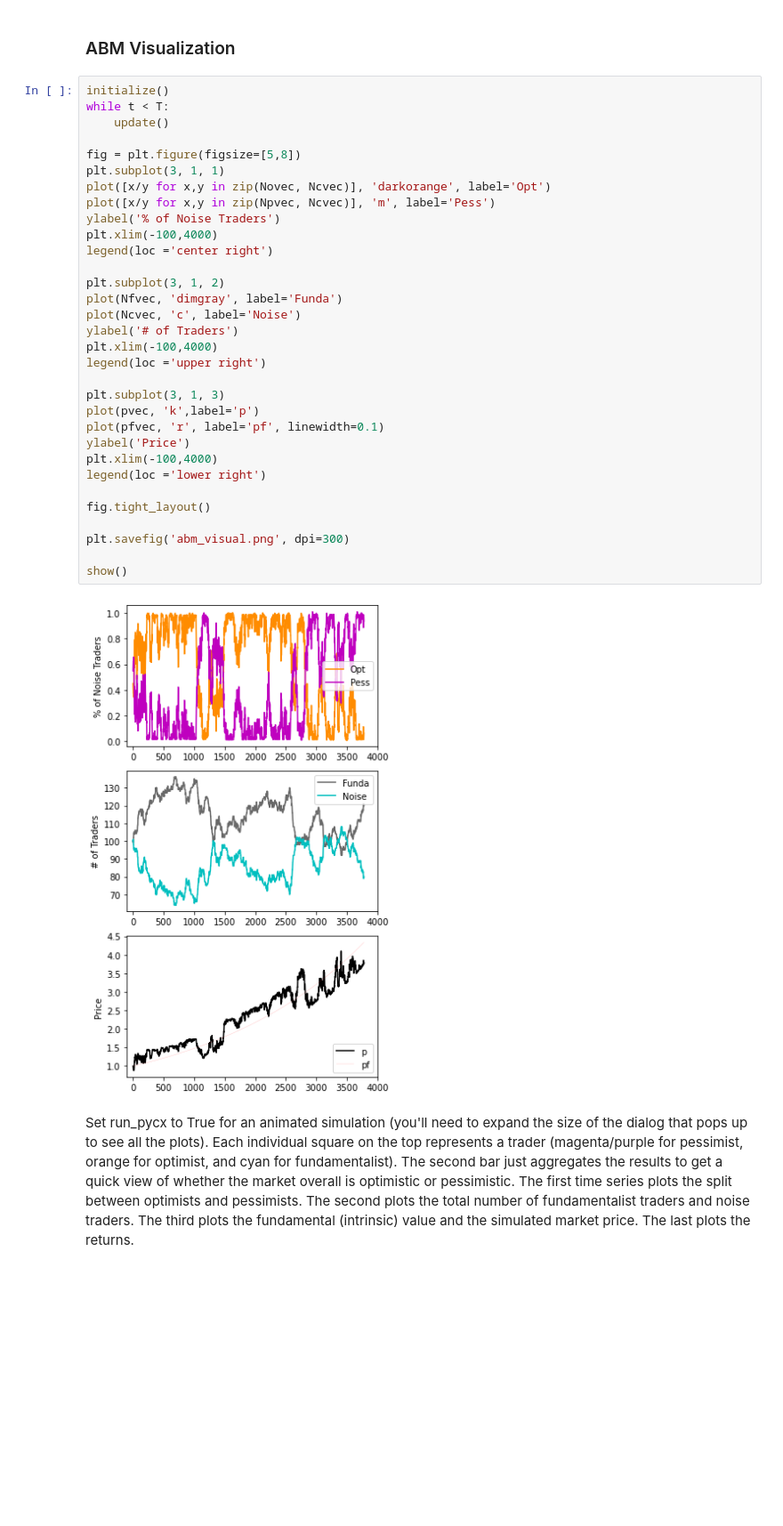
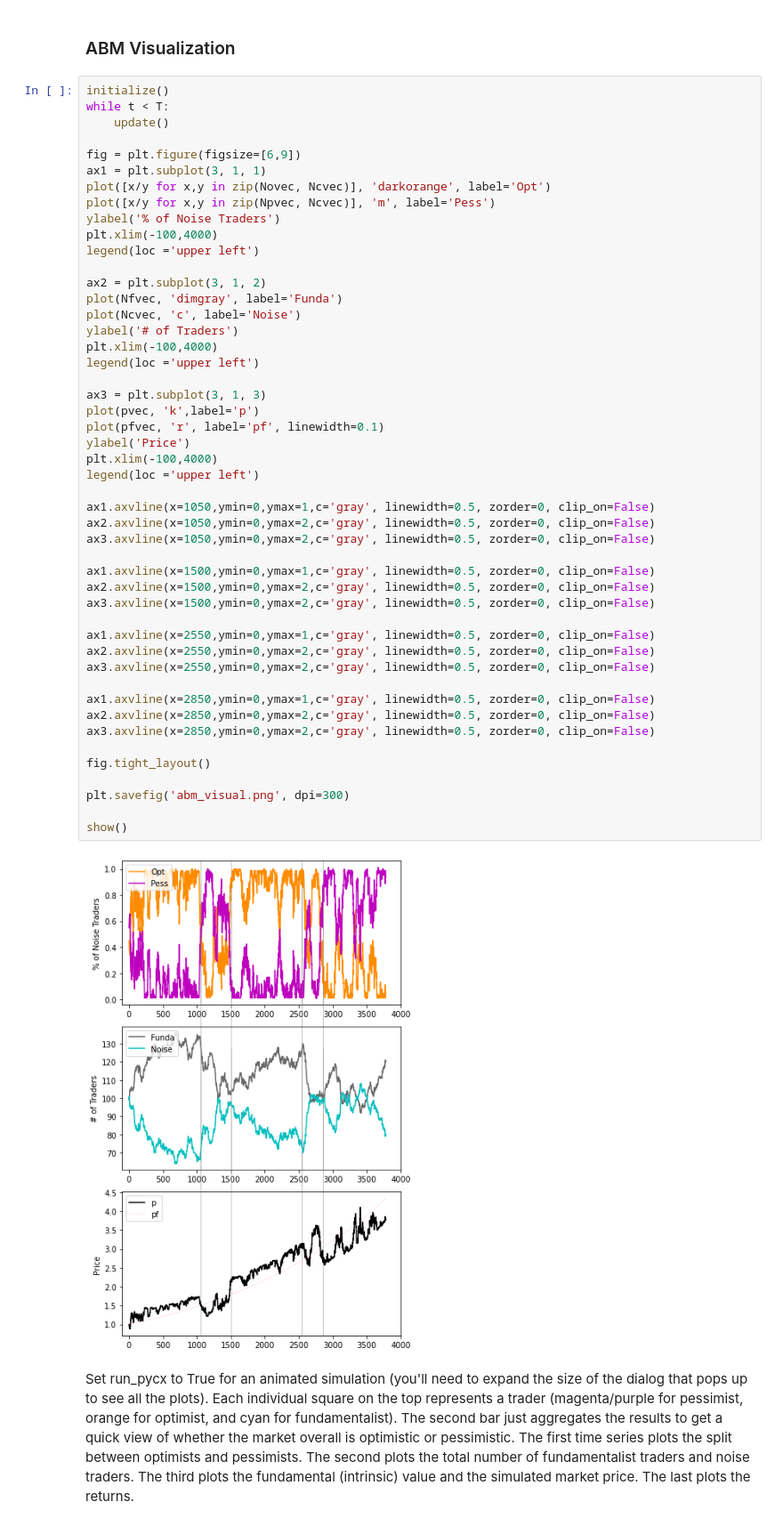
Before and after one commit to ssie-projects/ssie523-abm-markets, a Jupyter notebook: research/MarketABM.ipynb, the cells around one changed output. Shown at 89% size. Saved outputs shown, nothing was run; the diff lists cells and outputs as text; blank space fills up the shorter version.

Commit message:
Minor change to ABM plot

```diff
--- a/research/MarketABM.ipynb
+++ b/research/MarketABM.ipynb
@@ -630,37 +630,53 @@ plt.show()
 # %%
 initialize()
 while t < T:
     update()
 
-fig = plt.figure(figsize=[5,8])
-plt.subplot(3, 1, 1)
+fig = plt.figure(figsize=[6,9])
+ax1 = plt.subplot(3, 1, 1)
 plot([x/y for x,y in zip(Novec, Ncvec)], 'darkorange', label='Opt')
 plot([x/y for x,y in zip(Npvec, Ncvec)], 'm', label='Pess')
 ylabel('% of Noise Traders')
 plt.xlim(-100,4000)
-legend(loc ='center right')
+legend(loc ='upper left')
 
-plt.subplot(3, 1, 2)
+ax2 = plt.subplot(3, 1, 2)
 plot(Nfvec, 'dimgray', label='Funda')
 plot(Ncvec, 'c', label='Noise')
 ylabel('# of Traders')
 plt.xlim(-100,4000)
-legend(loc ='upper right')
+legend(loc ='upper left')
 
-plt.subplot(3, 1, 3)
+ax3 = plt.subplot(3, 1, 3)
 plot(pvec, 'k',label='p')
 plot(pfvec, 'r', label='pf', linewidth=0.1)
 ylabel('Price')
 plt.xlim(-100,4000)
-legend(loc ='lower right')
+legend(loc ='upper left')
+
+ax1.axvline(x=1050,ymin=0,ymax=1,c='gray', linewidth=0.5, zorder=0, clip_on=False)
+ax2.axvline(x=1050,ymin=0,ymax=2,c='gray', linewidth=0.5, zorder=0, clip_on=False)
+ax3.axvline(x=1050,ymin=0,ymax=2,c='gray', linewidth=0.5, zorder=0, clip_on=False)
+
+ax1.axvline(x=1500,ymin=0,ymax=1,c='gray', linewidth=0.5, zorder=0, clip_on=False)
+ax2.axvline(x=1500,ymin=0,ymax=2,c='gray', linewidth=0.5, zorder=0, clip_on=False)
+ax3.axvline(x=1500,ymin=0,ymax=2,c='gray', linewidth=0.5, zorder=0, clip_on=False)
+
+ax1.axvline(x=2550,ymin=0,ymax=1,c='gray', linewidth=0.5, zorder=0, clip_on=False)
+ax2.axvline(x=2550,ymin=0,ymax=2,c='gray', linewidth=0.5, zorder=0, clip_on=False)
+ax3.axvline(x=2550,ymin=0,ymax=2,c='gray', linewidth=0.5, zorder=0, clip_on=False)
+
+ax1.axvline(x=2850,ymin=0,ymax=1,c='gray', linewidth=0.5, zorder=0, clip_on=False)
+ax2.axvline(x=2850,ymin=0,ymax=2,c='gray', linewidth=0.5, zorder=0, clip_on=False)
+ax3.axvline(x=2850,ymin=0,ymax=2,c='gray', linewidth=0.5, zorder=0, clip_on=False)
 
 fig.tight_layout()
 
 plt.savefig('abm_visual.png', dpi=300)
 
 show()
 # %% [output]
-[figure, old version]
+[figure, new version]
 # %% [markdown]
 Set run_pycx to True for an animated simulation (you'll need to expand the size of the dialog that pops up to see all the plots). Each individual square on the top represents a trader (magenta/purple for pessimist, orange for optimist, and cyan for fundamentalist). The second bar just aggregates the results to get a quick view of whether the market overall is optimistic or pessimistic. The first time series plots the split between optimists and pessimists. The second plots the total number of fundamentalist traders and noise traders. The third plots the fundamental (intrinsic) value and the simulated market price. The last plots the returns.
 # %%
```
Also changed, not shown: parts of 1 cell of this notebook, 1 other file.
